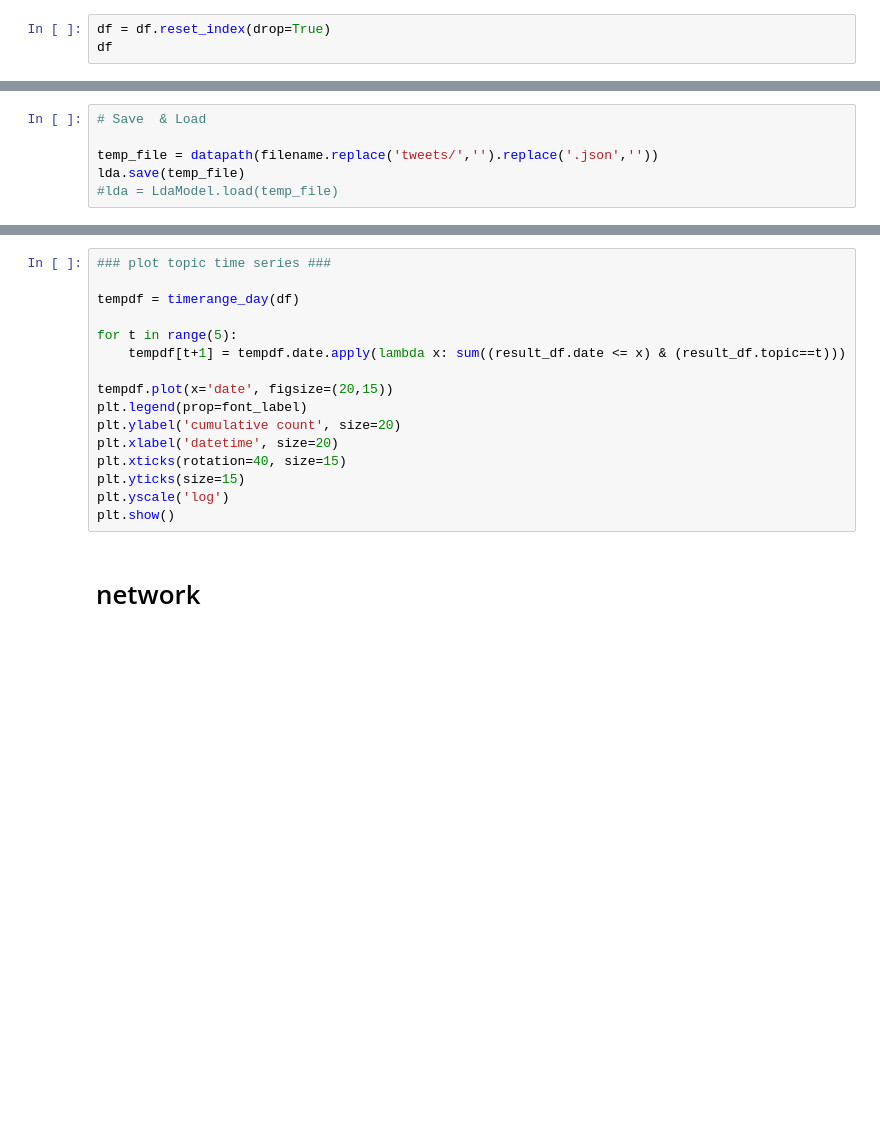
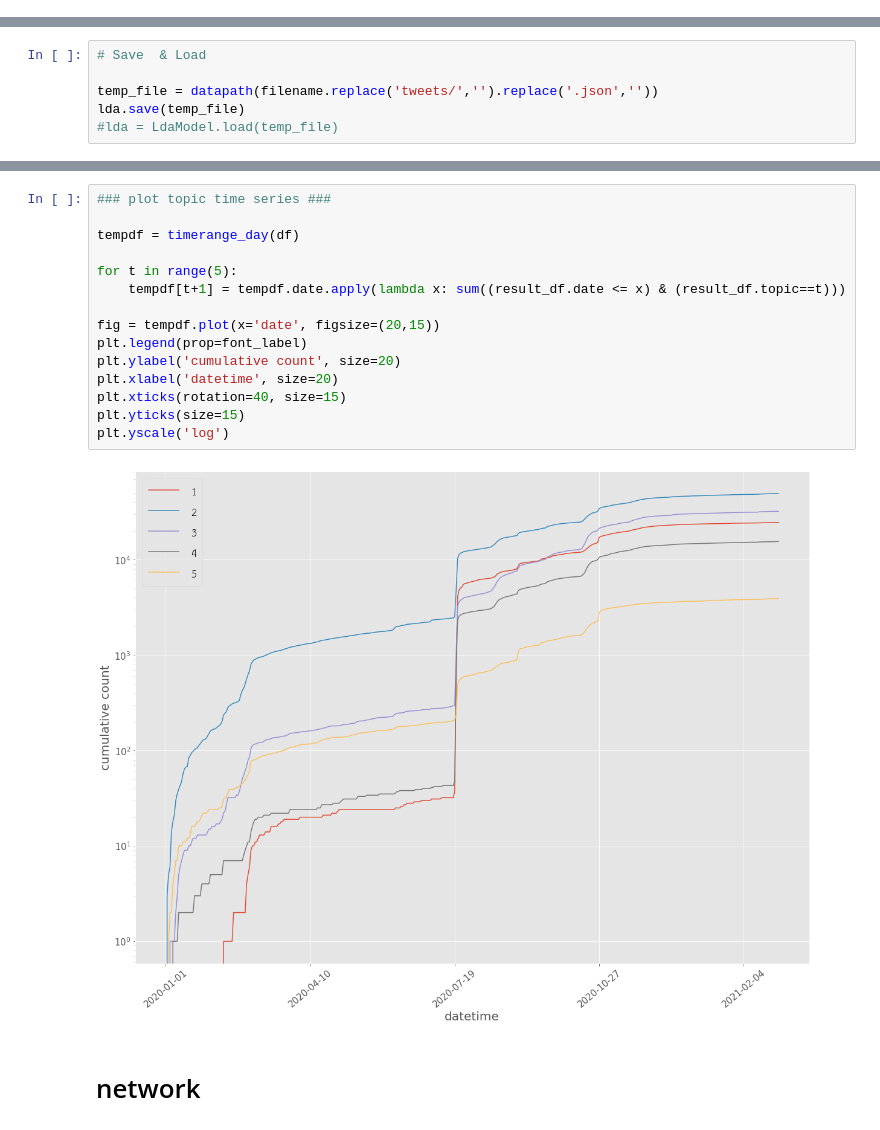
Before and after one commit to nozomiyamada/twitter_analysis, a Jupyter notebook: _phrase.ipynb, the cells around one changed output, grey strips where cells are left out. Drawn from its saved outputs; the diff is of its cells as text; blank space fills up the shorter version.

```diff
--- a/_phrase.ipynb
+++ b/_phrase.ipynb
@@ -182,6 +183,3 @@ for tag, c, in hashtag_counter.most_common(num):
 |#นักเรียนเลว|321|ดี(355) นักเรียน(353) เลว(335) การเมือง(332) ม็อบ(162) ประชาชน(112) พฤศจิกา(95) ปลดแอก(87) ไมค์(67) เยาวชน(64)|[2020-07-19 16:52:29](https://twitter.com/j3013/status/1284893887962603 ...
 |#กองทัพบก|306|พร(333) กองทัพบก(305) ดี(305) การเมือง(303) เยาวชน(279) จบ(279) รุ่น(279) ปลด(261) เอก(261) สู้(260)|[2020-07-20 00:57:44](https://twitter.com/krataechol/status/1285016003273875457)<br> ...
 |#nocptpp|292|พร(340) การเมือง(296) ดี(294) เยาวชน(274) จบ(272) รุ่น(272) ปลด(266) เอก(266) คอม(265) ทวิ(261)|[2020-04-27 05:09:46](https://twitter.com/PPRP_Unofficial/status/1254638851798102016)<br>[ ...
-# %%
-df = df.reset_index(drop=True)
-df
@@ -286,19 +329,20 @@ for i, row in result_df[['tweet','topic',0,1,2,3,4]].sample(10).iterrows():
 # %%
 ### plot topic time series ###
 
 tempdf = timerange_day(df)
 
 for t in range(5):
     tempdf[t+1] = tempdf.date.apply(lambda x: sum((result_df.date <= x) & (result_df.topic==t)))
 
-tempdf.plot(x='date', figsize=(20,15))
+fig = tempdf.plot(x='date', figsize=(20,15))
 plt.legend(prop=font_label)
 plt.ylabel('cumulative count', size=20)
 plt.xlabel('datetime', size=20)
 plt.xticks(rotation=40, size=15)
 plt.yticks(size=15)
 plt.yscale('log')
-plt.show()
+# %% [output]
+[figure, added]
 # %% [markdown]
 # network
 # %%
```
Also changed, not shown: parts of 13 cells of this notebook, 3 other files.
